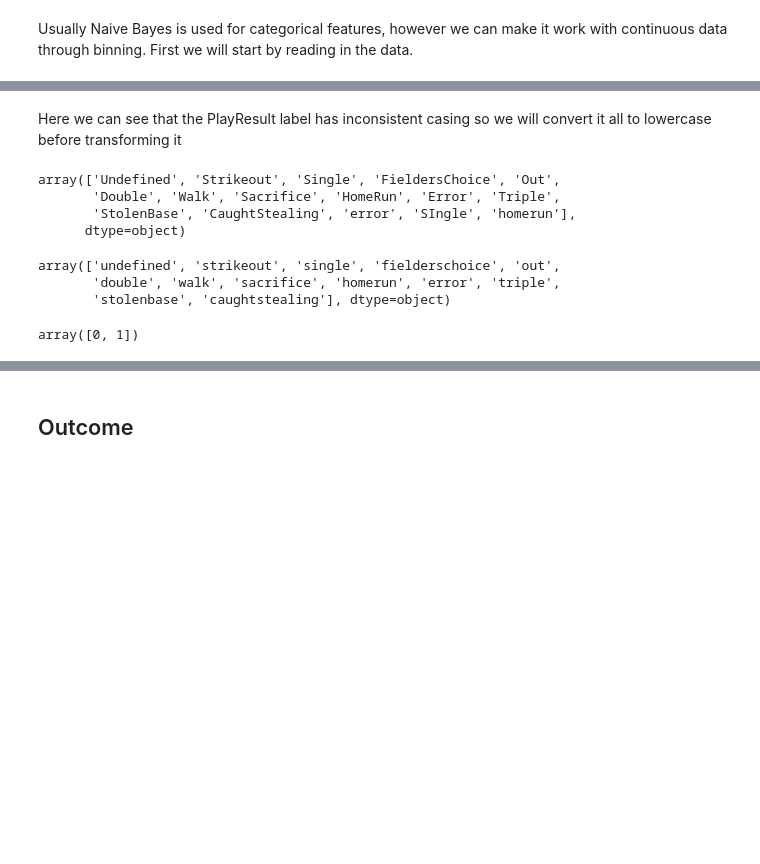
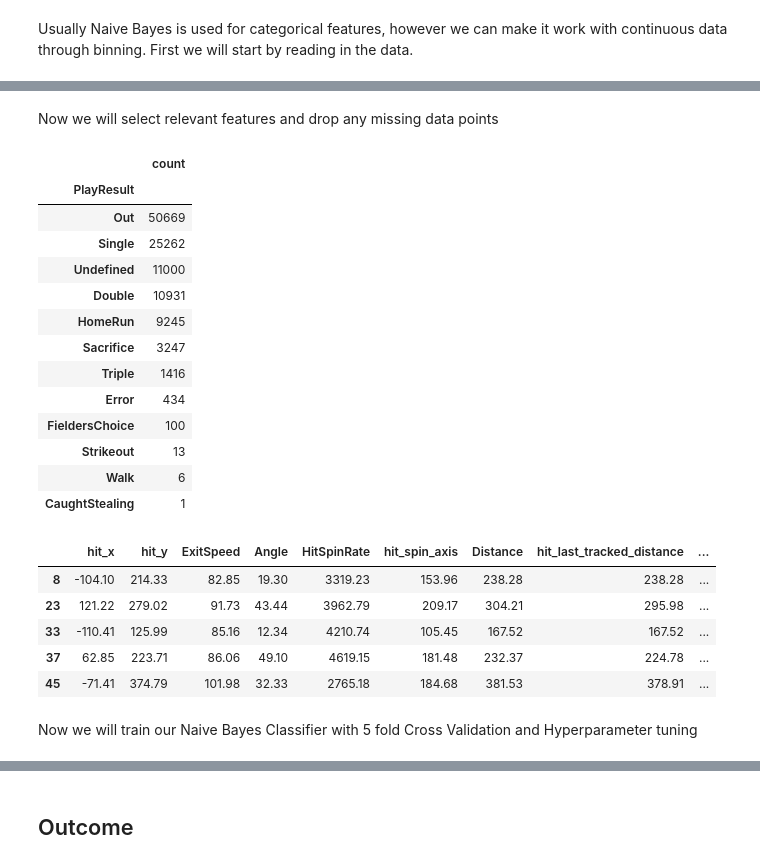
Before and after one commit to dylan-dang/baseball-ml-project, a Jupyter notebook: notebook.ipynb, the cells around one changed output, grey strips where cells are left out. Saved outputs shown, nothing was run; the diff lists cells and outputs as text; code cells hidden in the pictures; blank space fills up the shorter version.

Commit message:
finish naive bayes

```diff
--- a/notebook.ipynb
+++ b/notebook.ipynb
@@ -736,20 +692,46 @@ data.head()
-# %% [markdown]
-Here we can see that the PlayResult label has inconsistent casing so we will convert it all to lowercase before transforming it
-# %%
-data['PlayResult'].unique()
-
-labels = (data['PlayResult'].str.lower())
-
-labels.unique()
-
-y = (labels == 'homerun').astype(int)
-y.unique()
-# %% [output]
-array(['Undefined', 'Strikeout', 'Single', 'FieldersChoice', 'Out',
-       'Double', 'Walk', 'Sacrifice', 'HomeRun', 'Error', 'Triple',
-       'StolenBase', 'CaughtStealing', 'error', 'SIngle', 'homerun'],
-      dtype=object)
-array(['undefined', 'strikeout', 'single', 'fielderschoice', 'out',
-       'double', 'walk', 'sacrifice', 'homerun', 'error', 'triple',
-       'stolenbase', 'caughtstealing'], dtype=object)
-array([0, 1])
+# %% [markdown]
+Now we will select relevant features and drop any missing data points
+# %%
+numerical_features = [*hit_features, *pitch_features]
+numerical_features.remove('y0')
+
+columns = [*numerical_features, 'PlayResult']
+
+data_subset = data[columns]
+data_nonnull = data_subset.dropna()
+
+
+# Check class distribution
+class_counts = pd.Series(data_nonnull['PlayResult']).value_counts()
+pd.DataFrame(class_counts)
+
+min_sample_threshold = 100
+classes_to_drop = class_counts[class_counts < min_sample_threshold].index.tolist()
+
+# Remove classes with not enough data
+data_cleaned = data_nonnull[(data_nonnull["PlayResult"] != "Undefined") & (~data_nonnull["PlayResult"].isin(classes_to_drop))]
+
+data_cleaned.head()
+# %% [output]
+|  | count |
+| PlayResult |  |
+| Out | 50669 |
+| Single | 25262 |
+| Undefined | 11000 |
+| Double | 10931 |
+| HomeRun | 9245 |
+| Sacrifice | 3247 |
+| Triple | 1416 |
+| Error | 434 |
+| FieldersChoice | 100 |
+| Strikeout | 13 |
+| Walk | 6 |
+| CaughtStealing | 1 |
+|  | hit_x | hit_y | ExitSpeed | Angle | HitSpinRate | hit_spin_axis | Distance | hit_last_tracked_distance | ... |
+| 8 | -104.10 | 214.33 | 82.85 | 19.30 | 3319.23 | 153.96 | 238.28 | 238.28 | ... |
+| 23 | 121.22 | 279.02 | 91.73 | 43.44 | 3962.79 | 209.17 | 304.21 | 295.98 | ... |
+| 33 | -110.41 | 125.99 | 85.16 | 12.34 | 4210.74 | 105.45 | 167.52 | 167.52 | ... |
+| 37 | 62.85 | 223.71 | 86.06 | 49.10 | 4619.15 | 181.48 | 232.37 | 224.78 | ... |
+| 45 | -71.41 | 374.79 | 101.98 | 32.33 | 2765.18 | 184.68 | 381.53 | 378.91 | ... |
+# %% [markdown]
+Now we will train our Naive Bayes Classifier with 5 fold Cross Validation and Hyperparameter tuning
```
Also changed, not shown: parts of 6 cells of this notebook.
